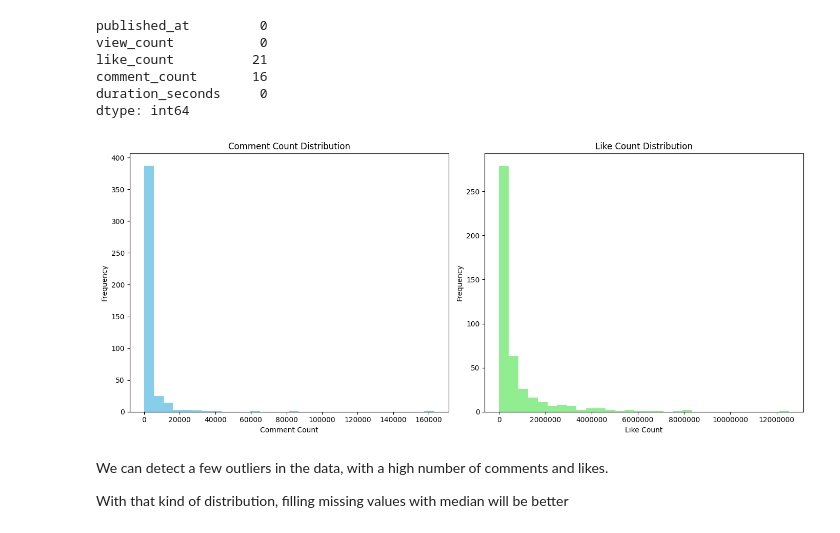
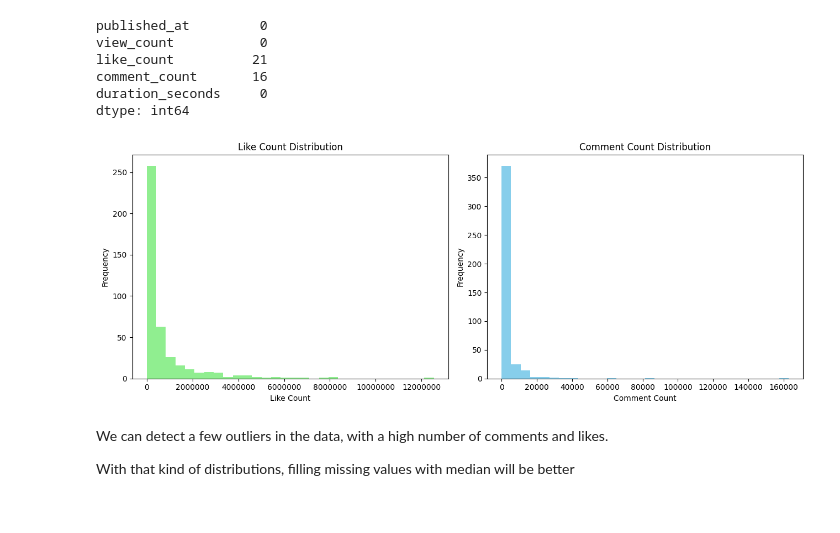
Before and after one commit to idokapel/Advanced-Machine-Learning-Final-Project, a Jupyter notebook: youtube_project.ipynb, the cells around one changed output. Drawn from its saved outputs; the diff is of its cells as text; code cells hidden in the pictures.

```diff
--- a/youtube_project.ipynb
+++ b/youtube_project.ipynb
@@ -56,29 +53,31 @@ comment_count       16
 duration_seconds     0
 dtype: int64
 # %%
-fig, axs = plt.subplots(1, 2, figsize=(14, 6))
+fig, axs = plt.subplots(1, 2, figsize=(13, 5))
+
+# Histogram for like_count
+axs[0].hist(youtube_data['like_count'], bins=30, color='lightgreen')
+axs[0].set_title('Like Count Distribution')
+axs[0].set_xlabel('Like Count')
+axs[0].set_ylabel('Frequency')
+axs[0].ticklabel_format(style='plain', axis='x')
+# axs[0].set_yscale('log')
 
 # Histogram for comment_count
-axs[0].hist(youtube_data['comment_count'], bins=30, color='skyblue')
-axs[0].set_title('Comment Count Distribution')
-axs[0].set_xlabel('Comment Count')
-axs[0].set_ylabel('Frequency')
-
-# Histogram for like_count
-axs[1].hist(youtube_data['like_count'], bins=30, color='lightgreen')
-axs[1].set_title('Like Count Distribution')
-axs[1].set_xlabel('Like Count')
+axs[1].hist(youtube_data['comment_count'], bins=30, color='skyblue')
+axs[1].set_title('Comment Count Distribution')
+axs[1].set_xlabel('Comment Count')
 axs[1].set_ylabel('Frequency')
-axs[1].ticklabel_format(style='plain', axis='x')
+# axs[1].set_yscale('log')
 
 plt.tight_layout()
 plt.show()
 # %% [output]
-[figure, old version]
+[figure, new version]
 # %% [markdown]
 We can detect a few outliers in the data, with a high number of comments and likes.
 
-With that kind of distribution, filling missing values with median will be better
+With that kind of distributions, filling missing values with median will be better
 # %%
 youtube_data['like_count'] = youtube_data['like_count'].fillna(youtube_data['like_count'].median())
 youtube_data['comment_count'] = youtube_data['comment_count'].fillna(youtube_data['comment_count'].median())
```
Also changed, not shown: parts of 17 cells of this notebook.
